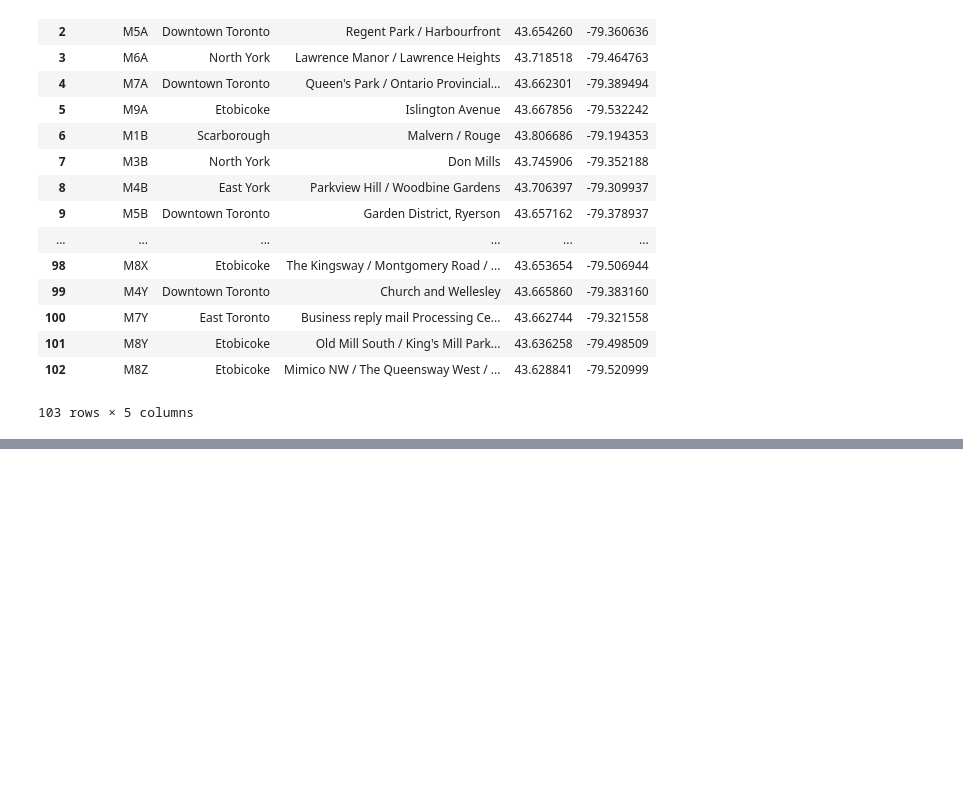
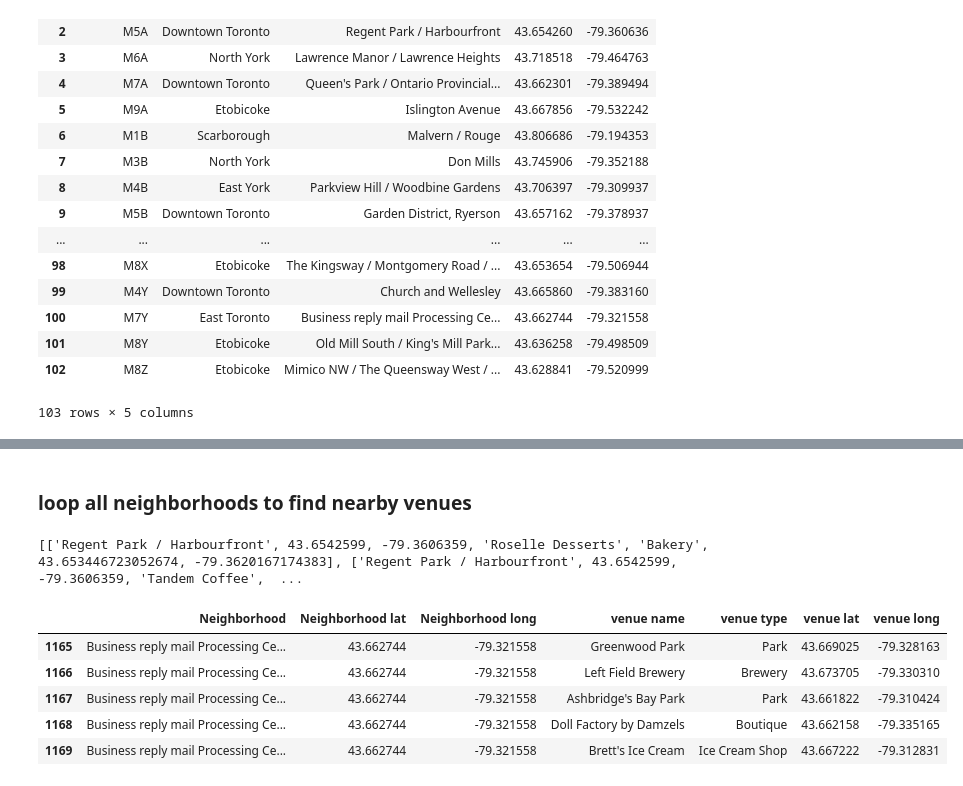
Before and after one commit to pratjn/Capstone-Project, a Jupyter notebook: capstone notebook.ipynb, the cells around one changed output, grey strips where cells are left out. Cells and saved outputs as stored; diff of their text form; code cells hidden in the pictures; blank space fills up the shorter version.

```diff
--- a/capstone notebook.ipynb
+++ b/capstone notebook.ipynb
@@ -101,0 +153,15 @@ df.join(df2).reset_index()
+# %%
+mymap = folium.Map(location = [tor_lat,tor_long], zoom_start = 10)
+
+for lat, long, label in zip(df['Latitude'],df['Longitude'],df['Neighborhood']):
+# add markers
+    label = folium.Popup(label, parse_html=True)
+    folium.CircleMarker(
+        [lat,long],
+        radius = 5,
+        popup = label,
+        color = 'blue',
+        fill=True,
+        fill_color='#3186cc',
+        fill_opacity=0.7).add_to (mymap)
+mymap
@@ -101,0 +179,2 @@ df.join(df2).reset_index()
+# %% [markdown]
+### loop all neighborhoods to find nearby venues
@@ -101,0 +192,15 @@ df.join(df2).reset_index()
+# %%
+ven= getvenues(toronto.Neighborhood, toronto.Latitude, toronto.Longitude)
+venues = pd.DataFrame(ven)
+# %% [output]
+[['Regent Park / Harbourfront', 43.6542599, -79.3606359, 'Roselle Desserts', 'Bakery', 43.653446723052674, -79.3620167174383], ['Regent Park / Harbourfront', 43.6542599, -79.3606359, 'Tandem Coffee',  ...
+# %%
+venues.columns = ['Neighborhood','Neighborhood lat','Neighborhood long','venue name', 'venue type', 'venue lat', 'venue long']
+venues.tail()
+# %% [output]
+|  | Neighborhood | Neighborhood lat | Neighborhood long | venue name | venue type | venue lat | venue long |
+| 1165 | Business reply mail Processing Ce... | 43.662744 | -79.321558 | Greenwood Park | Park | 43.669025 | -79.328163 |
+| 1166 | Business reply mail Processing Ce... | 43.662744 | -79.321558 | Left Field Brewery | Brewery | 43.673705 | -79.330310 |
+| 1167 | Business reply mail Processing Ce... | 43.662744 | -79.321558 | Ashbridge's Bay Park | Park | 43.661822 | -79.310424 |
+| 1168 | Business reply mail Processing Ce... | 43.662744 | -79.321558 | Doll Factory by Damzels | Boutique | 43.662158 | -79.335165 |
+| 1169 | Business reply mail Processing Ce... | 43.662744 | -79.321558 | Brett's Ice Cream | Ice Cream Shop | 43.667222 | -79.312831 |
```
Also changed, not shown: parts of 33 cells of this notebook.
